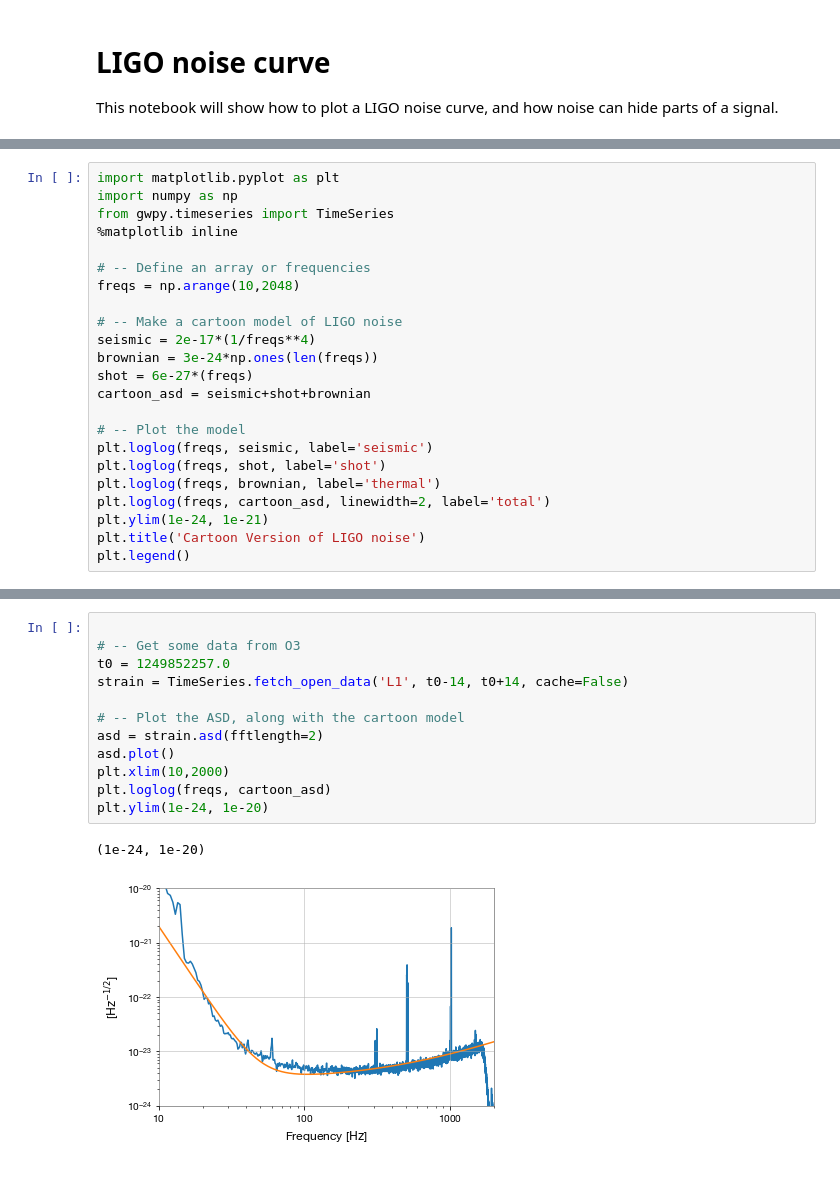
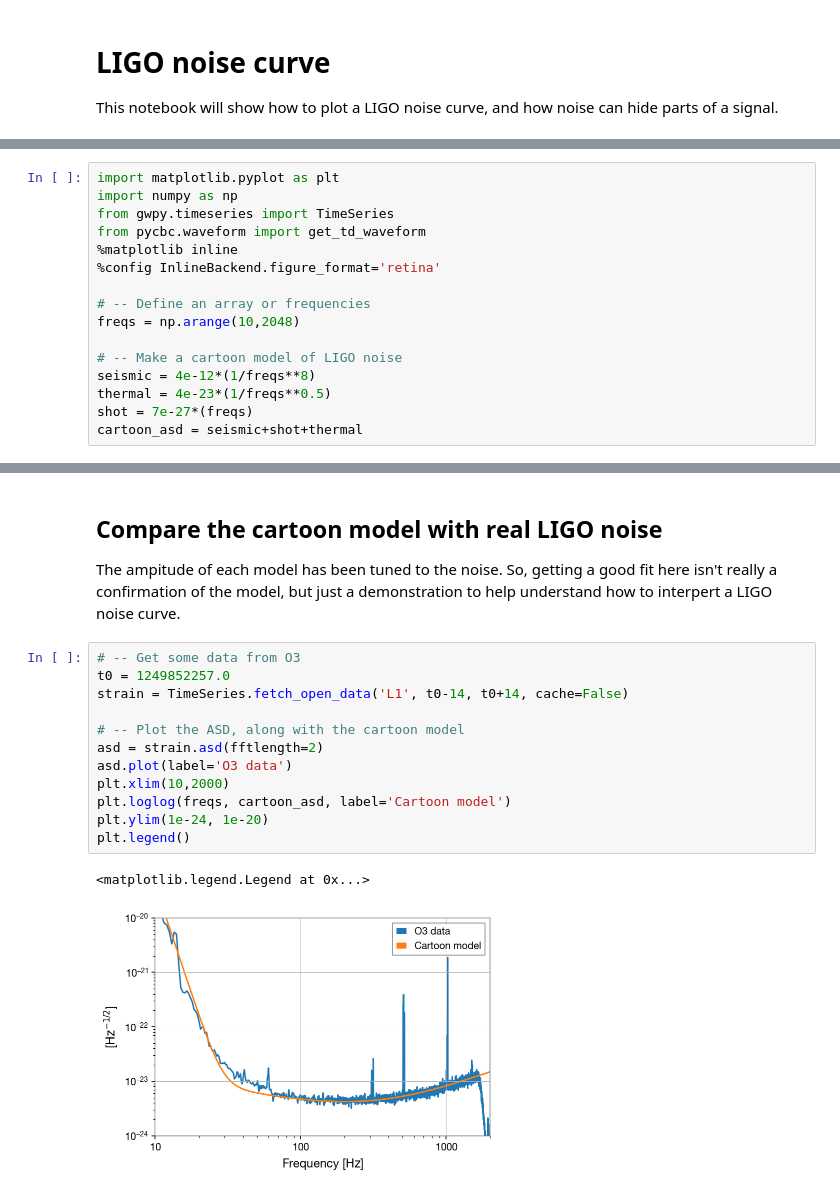
Before and after one commit to jkanner/gw-intro, a Jupyter notebook: intro-5-noise.ipynb, the cells around one changed output, grey strips where cells are left out. Saved outputs shown, nothing was run; the diff lists cells and outputs as text.

Commit message:
adding lesson on LIGO noise

```diff
--- a/intro-5-noise.ipynb
+++ b/intro-5-noise.ipynb
@@ -6,22 +22,15 @@ This notebook will show how to plot a LIGO noise curve, and how noise can hide p
 import matplotlib.pyplot as plt
 import numpy as np
 from gwpy.timeseries import TimeSeries
+from pycbc.waveform import get_td_waveform
 %matplotlib inline
+%config InlineBackend.figure_format='retina'
 
 # -- Define an array or frequencies
 freqs = np.arange(10,2048)
 
 # -- Make a cartoon model of LIGO noise
-seismic = 2e-17*(1/freqs**4)
-brownian = 3e-24*np.ones(len(freqs))
-shot = 6e-27*(freqs)
-cartoon_asd = seismic+shot+brownian
-
-# -- Plot the model
-plt.loglog(freqs, seismic, label='seismic')
-plt.loglog(freqs, shot, label='shot')
-plt.loglog(freqs, brownian, label='thermal')
-plt.loglog(freqs, cartoon_asd, linewidth=2, label='total')
-plt.ylim(1e-24, 1e-21)
-plt.title('Cartoon Version of LIGO noise')
-plt.legend()
+seismic = 4e-12*(1/freqs**8)
+thermal = 4e-23*(1/freqs**0.5)
+shot = 7e-27*(freqs)
+cartoon_asd = seismic+shot+thermal
@@ -31,15 +51,19 @@ plt.legend()
+# %% [markdown]
+## Compare the cartoon model with real LIGO noise
+
+The ampitude of each model has been tuned to the noise.  So, getting a good fit here isn't really a confirmation of the model, but just a demonstration to help understand how to interpert a LIGO noise curve.
 # %%
-
 # -- Get some data from O3
 t0 = 1249852257.0
 strain = TimeSeries.fetch_open_data('L1', t0-14, t0+14, cache=False)
 
 # -- Plot the ASD, along with the cartoon model
 asd = strain.asd(fftlength=2)
-asd.plot()
+asd.plot(label='O3 data')
 plt.xlim(10,2000)
-plt.loglog(freqs, cartoon_asd)
+plt.loglog(freqs, cartoon_asd, label='Cartoon model')
 plt.ylim(1e-24, 1e-20)
+plt.legend()
 # %% [output]
-(1e-24, 1e-20)
+<matplotlib.legend.Legend at 0x...>
-[figure, old version]
+[figure, new version]
```
Also changed, not shown: parts of 13 cells of this notebook.
